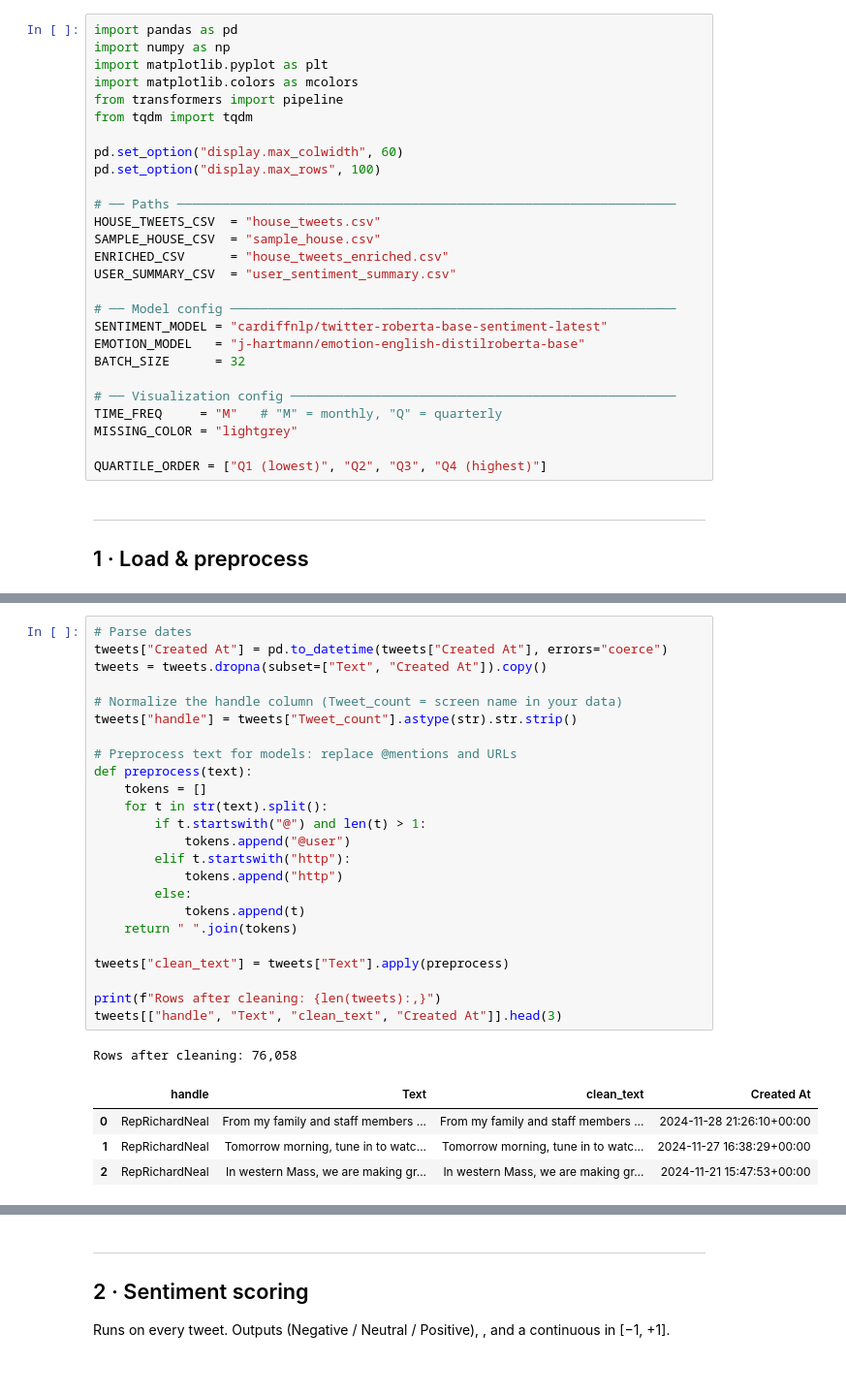
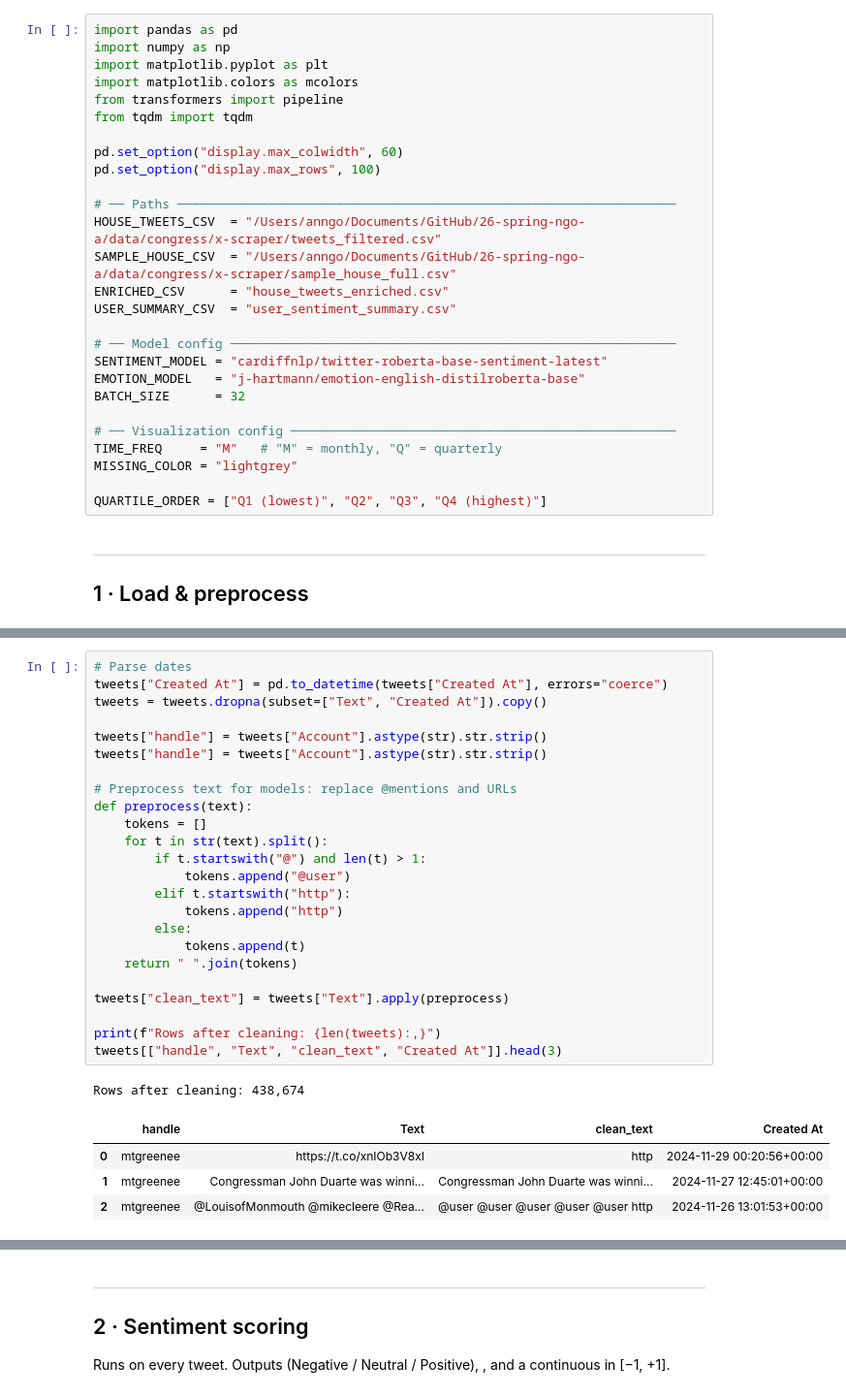
Before and after one commit to GW-datasci/26-spring-ngo-a, a Jupyter notebook: data/coding_sentiment/house/sentiment_analysis.ipynb, the cells around one changed output, grey strips where cells are left out. Shown at 97% size. Drawn from its saved outputs; the diff is of its cells as text.

```diff
--- a/data/coding_sentiment/house/sentiment_analysis.ipynb
+++ b/data/coding_sentiment/house/sentiment_analysis.ipynb
@@ -26,8 +26,8 @@ pd.set_option("display.max_colwidth", 60)
 pd.set_option("display.max_rows", 100)
 
 # ── Paths ──────────────────────────────────────────────────────────────────
-HOUSE_TWEETS_CSV  = "house_tweets.csv"
-SAMPLE_HOUSE_CSV  = "sample_house.csv"
+HOUSE_TWEETS_CSV  = "/Users/anngo/Documents/GitHub/26-spring-ngo-a/data/congress/x-scraper/tweets_filtered.csv"
+SAMPLE_HOUSE_CSV  = "/Users/anngo/Documents/GitHub/26-spring-ngo-a/data/congress/x-scraper/sample_house_full.csv"
 ENRICHED_CSV      = "house_tweets_enriched.csv"
 USER_SUMMARY_CSV  = "user_sentiment_summary.csv"
 
@@ -63,33 +63,33 @@ Columns       : ['Tweet_count', 'Username', 'Text', 'Created At', 'Retweets', 'L
 # %%
 # Parse dates
 tweets["Created At"] = pd.to_datetime(tweets["Created At"], errors="coerce")
 tweets = tweets.dropna(subset=["Text", "Created At"]).copy()
 
-# Normalize the handle column (Tweet_count = screen name in your data)
-tweets["handle"] = tweets["Tweet_count"].astype(str).str.strip()
+tweets["handle"] = tweets["Account"].astype(str).str.strip()
+tweets["handle"] = tweets["Account"].astype(str).str.strip()
 
 # Preprocess text for models: replace @mentions and URLs
 def preprocess(text):
     tokens = []
     for t in str(text).split():
         if t.startswith("@") and len(t) > 1:
             tokens.append("@user")
         elif t.startswith("http"):
             tokens.append("http")
         else:
             tokens.append(t)
     return " ".join(tokens)
 
 tweets["clean_text"] = tweets["Text"].apply(preprocess)
 
 print(f"Rows after cleaning: {len(tweets):,}")
 tweets[["handle", "Text", "clean_text", "Created At"]].head(3)
 # %% [output]
-Rows after cleaning: 76,058
+Rows after cleaning: 438,674
 |  | handle | Text | clean_text | Created At |
-| 0 | RepRichardNeal | From my family and staff members ... | From my family and staff members ... | 2024-11-28 21:26:10+00:00 |
-| 1 | RepRichardNeal | Tomorrow morning, tune in to watc... | Tomorrow morning, tune in to watc... | 2024-11-27 16:38:29+00:00 |
-| 2 | RepRichardNeal | In western Mass, we are making gr... | In western Mass, we are making gr... | 2024-11-21 15:47:53+00:00 |
+| 0 | mtgreenee | https://t.co/xnIOb3V8xI | http | 2024-11-29 00:20:56+00:00 |
+| 1 | mtgreenee | Congressman John Duarte was winni... | Congressman John Duarte was winni... | 2024-11-27 12:45:01+00:00 |
+| 2 | mtgreenee | @LouisofMonmouth @mikecleere @Rea... | @user @user @user @user @user http | 2024-11-26 13:01:53+00:00 |
 # %%
 # Build handle → quartile + party mapping from sample_house
 sample["handle_lower"] = sample["twitter"].str.lower().str.strip()
```
Also changed, not shown: parts of 28 cells of this notebook, 42 other files.
